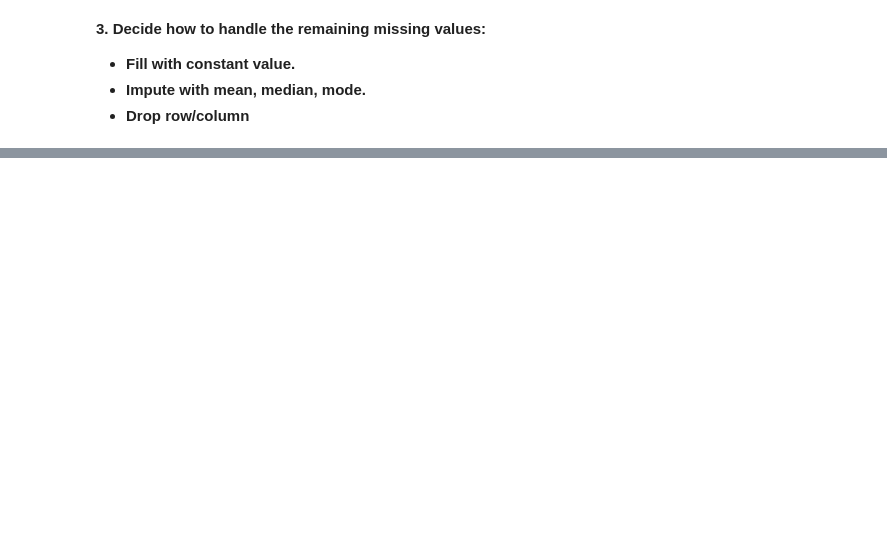
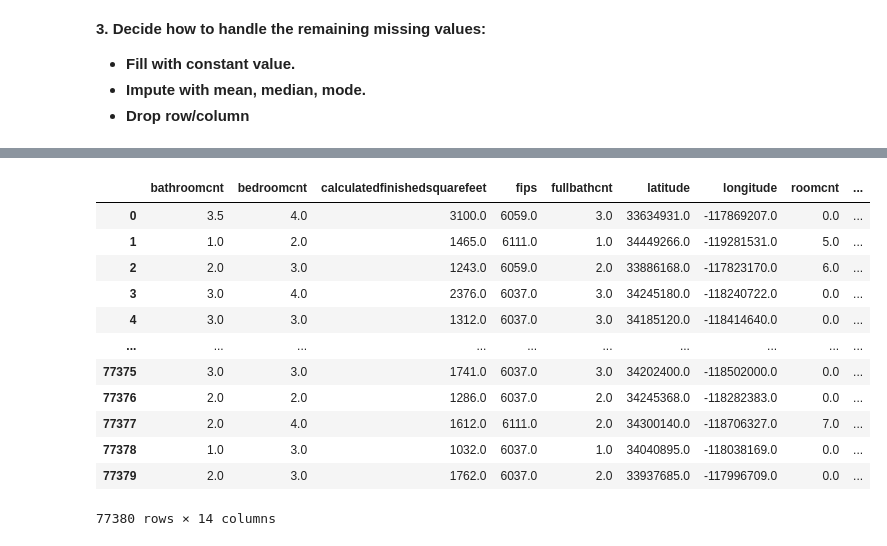
Before and after one commit to sophia-stewart/clustering-exercises, a Jupyter notebook: zillow.ipynb, the cells around one changed output, grey strips where cells are left out. Saved outputs shown, nothing was run; the diff lists cells and outputs as text; code cells hidden in the pictures; blank space fills up the shorter version.

```diff
--- a/zillow.ipynb
+++ b/zillow.ipynb
@@ -480,0 +675,52 @@ only_single_units(zillow)
+# %%
+# adjust sql query and rewrite function
+def acquire_zillow():
+    '''
+    This function pulls data from the SQL zillow database and caches that data to a csv
+    for later data retrieval. It takes no arguments and returns a dataframe of zillow data.
+    '''
+    import os
+    if os.path.isfile('zillow.csv'):
+        zillow = pd.read_csv('zillow.csv', index_col=0)
+        return zillow
+    else:
+        sql = '''
+            SELECT bathroomcnt, bedroomcnt, calculatedfinishedsquarefeet, fips, fullbathcnt, latitude,
+                   longitude, roomcnt, yearbuilt, taxvaluedollarcnt, logerror, transactiondate,
+                   unitcnt, propertylandusetypeid
+            FROM properties_2017
+            LEFT JOIN predictions_2017 pred USING(parcelid)
+            LEFT JOIN airconditioningtype USING(airconditioningtypeid)
+            LEFT JOIN architecturalstyletype USING(architecturalstyletypeid)
+            LEFT JOIN buildingclasstype USING(buildingclasstypeid)
+            LEFT JOIN heatingorsystemtype USING(heatingorsystemtypeid)
+            LEFT JOIN propertylandusetype USING(propertylandusetypeid)
+            LEFT JOIN storytype USING(storytypeid)
+            LEFT JOIN typeconstructiontype USING(typeconstructiontypeid)
+            WHERE latitude IS NOT NULL
+            AND longitude IS NOT NULL
+            AND transactiondate LIKE "2017%%"
+            AND pred.id IN (SELECT MAX(id)
+            FROM predictions_2017
+            GROUP BY parcelid
+            HAVING MAX(transactiondate));
+            '''
+        zillow = pd.read_sql(sql, get_url('zillow'))
+        zillow.to_csv('zillow.csv')
+        return zillow
+# test function
+acquire_zillow()
+# %% [output]
+|  | bathroomcnt | bedroomcnt | calculatedfinishedsquarefeet | fips | fullbathcnt | latitude | longitude | roomcnt | ... |
+| 0 | 3.5 | 4.0 | 3100.0 | 6059.0 | 3.0 | 33634931.0 | -117869207.0 | 0.0 | ... |
+| 1 | 1.0 | 2.0 | 1465.0 | 6111.0 | 1.0 | 34449266.0 | -119281531.0 | 5.0 | ... |
+| 2 | 2.0 | 3.0 | 1243.0 | 6059.0 | 2.0 | 33886168.0 | -117823170.0 | 6.0 | ... |
+| 3 | 3.0 | 4.0 | 2376.0 | 6037.0 | 3.0 | 34245180.0 | -118240722.0 | 0.0 | ... |
+| 4 | 3.0 | 3.0 | 1312.0 | 6037.0 | 3.0 | 34185120.0 | -118414640.0 | 0.0 | ... |
+| ... | ... | ... | ... | ... | ... | ... | ... | ... | ... |
+| 77375 | 3.0 | 3.0 | 1741.0 | 6037.0 | 3.0 | 34202400.0 | -118502000.0 | 0.0 | ... |
+| 77376 | 2.0 | 2.0 | 1286.0 | 6037.0 | 2.0 | 34245368.0 | -118282383.0 | 0.0 | ... |
+| 77377 | 2.0 | 4.0 | 1612.0 | 6111.0 | 2.0 | 34300140.0 | -118706327.0 | 7.0 | ... |
+| 77378 | 1.0 | 3.0 | 1032.0 | 6037.0 | 1.0 | 34040895.0 | -118038169.0 | 0.0 | ... |
+| 77379 | 2.0 | 3.0 | 1762.0 | 6037.0 | 2.0 | 33937685.0 | -117996709.0 | 0.0 | ... |
+77380 rows × 14 columns
```
Also changed, not shown: parts of 42 cells of this notebook.
